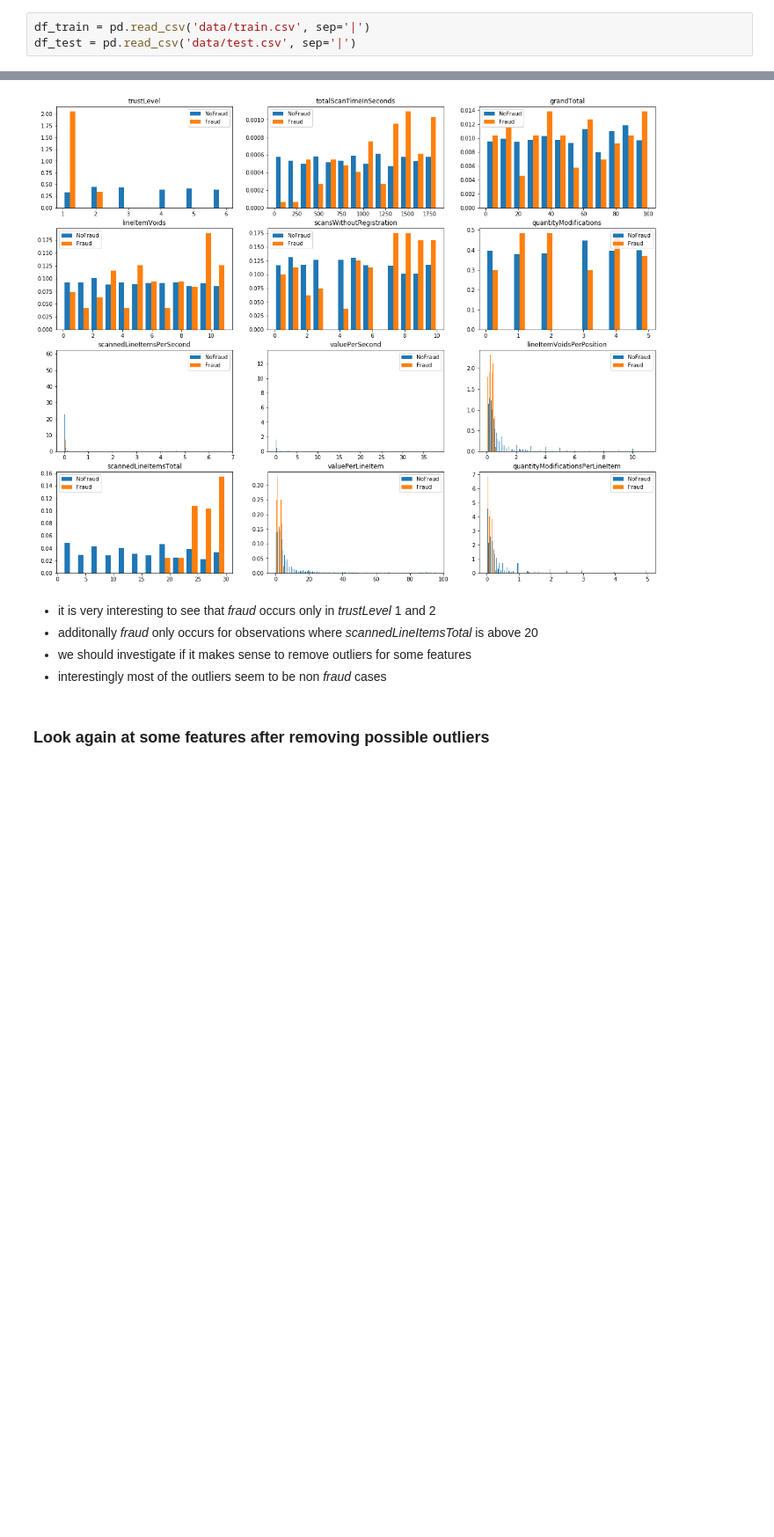
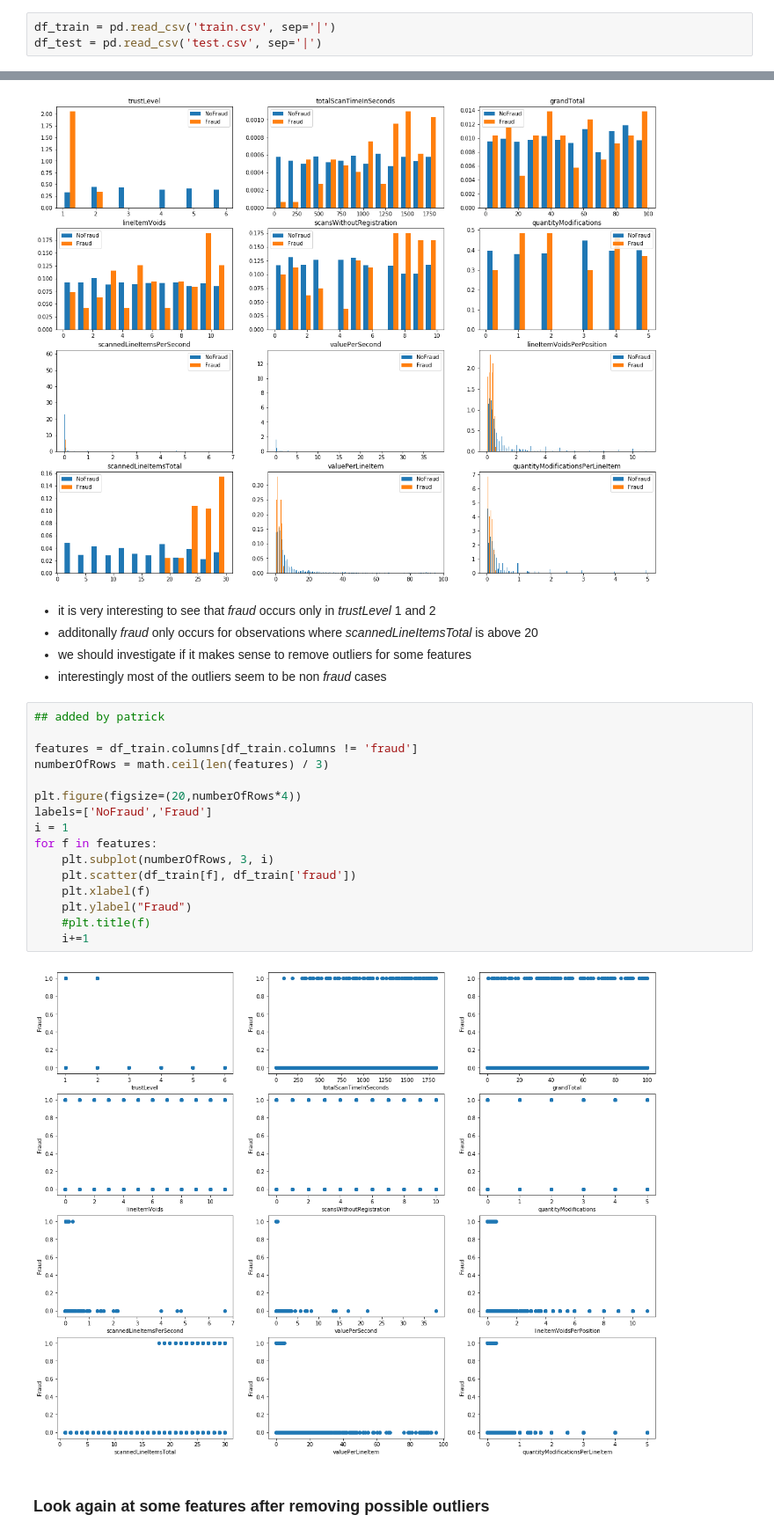
Before and after one commit to Nzteb/DM, a Jupyter notebook: exploration.ipynb, the cells around one changed output, grey strips where cells are left out. Shown at 88% size. Cells and saved outputs as stored; diff of their text form; blank space fills up the shorter version.

```diff
--- a/exploration.ipynb
+++ b/exploration.ipynb
@@ -7,8 +7,8 @@ import math
 # %% [markdown]
 ### Import csv file
 # %%
-df_train = pd.read_csv('data/train.csv', sep='|')
-df_test = pd.read_csv('data/test.csv', sep='|')
+df_train = pd.read_csv('train.csv', sep='|')
+df_test = pd.read_csv('test.csv', sep='|')
 # %% [markdown]
 ### check that data types are correctly imported
 # %%
@@ -159,6 +159,24 @@ for f in features:
 - additonally _fraud_ only occurs for observations where _scannedLineItemsTotal_ is above 20
 - we should investigate if it makes sense to remove outliers for some features
 - interestingly most of the outliers seem to be non _fraud_ cases
+# %%
+## added by patrick
+
+features = df_train.columns[df_train.columns != 'fraud']
+numberOfRows = math.ceil(len(features) / 3)
+
+plt.figure(figsize=(20,numberOfRows*4))
+labels=['NoFraud','Fraud']
+i = 1
+for f in features:
+    plt.subplot(numberOfRows, 3, i)
+    plt.scatter(df_train[f], df_train['fraud'])
+    plt.xlabel(f)
+    plt.ylabel("Fraud")
+    #plt.title(f)
+    i+=1
+# %% [output]
+[figure, added]
 # %% [markdown]
 ### Look again at some features after removing possible outliers
 # %%
```
Also changed, not shown: 5 other files.
